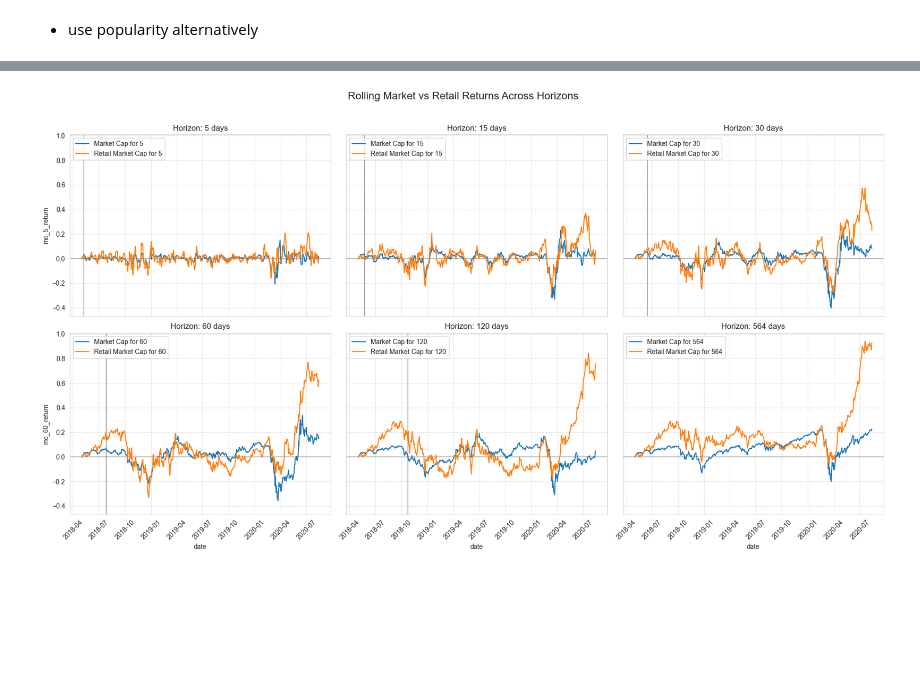
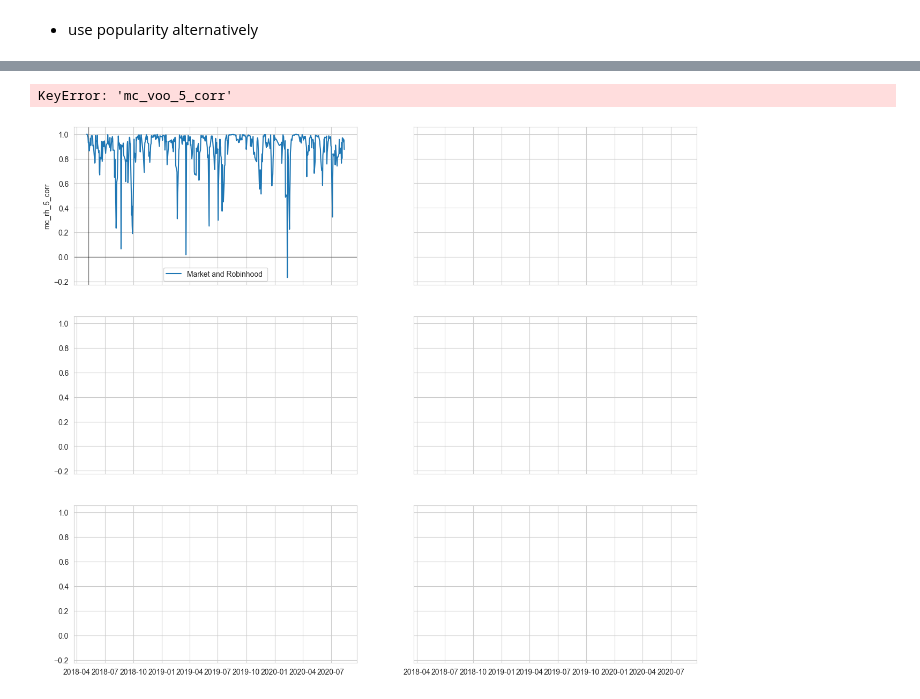
Before and after one commit to FedericoCortesi/Robinhood_data, a Jupyter notebook: test.ipynb, the cells around one changed output, grey strips where cells are left out. Drawn from its saved outputs; the diff is of its cells as text; code cells hidden in the pictures; blank space fills up the shorter version.

Commit message:
new analyzer class + returns analysis

```diff
--- a/test.ipynb
+++ b/test.ipynb
@@ -689,0 +675,10 @@ dl.df_merged
+# %%
+df_merged["rh_portfolio"] = df_merged["popularity"] * df_merged["prc_adj"]
+# %%
+df_sp = df_merged[df_merged["ticker"]=="VOO"]
+df_sp = df_sp[["date", "mc"]].set_index("date", drop=True)
+df_sp = df_sp.rename(columns={"mc":"voo"})
+# %%
+returns = df_merged[["date", "rh_portfolio", "mc"]].groupby("date").sum()
+returns = returns.merge(df_sp, on="date")
+returns
@@ -690,5 +700,4 @@ dl.df_merged
 # %%
-returns = dl.df_merged[["date", "rh_portfolio", "mc"]].groupby("date").sum()
 
 returns = np.log(returns / returns.shift(1)).fillna(0)
 returns.index = pd.to_datetime(returns.index)
@@ -700,8 +709,14 @@ original_index = returns.index
 horizons = [5,15,30, 60, 120, len(returns)]
 
 for d in horizons: # delete min_periods if you want to start at date d and not before
-    returns[f"mc_{d}_return"] = returns["mc"].rolling(d, min_periods=2).sum().fillna(0)
-    returns[f"rh_portfolio_{d}_return"] = returns["rh_portfolio"].rolling(d, min_periods=2).sum().fillna(0)
+    returns[f"mc_{d}_return"] = returns["mc"].rolling(d, min_periods=1).sum()
+    returns[f"rh_portfolio_{d}_return"] = returns["rh_portfolio"].rolling(d, min_periods=1).sum()
+    returns[f"voo_{d}_return"] = returns["voo"].rolling(d, min_periods=1).sum()
+
+    # Corr
+
+    returns[f"mc_rh_{d}_corr"] = returns["mc"].rolling(d, min_periods=1).corr(returns["rh_portfolio"])
+    returns[f"rh_voo_{d}_corr"] = returns["rh_portfolio"].rolling(d, min_periods=1).corr(returns["voo"])
 
 
 
@@ -731,7 +808,7 @@ import matplotlib.dates as mdates
 sns.set_style("whitegrid")
 
 # Create figure with 2x3 subplots
-fig, axes = plt.subplots(2, 3, figsize=(18, 10), sharex=True, sharey=True)
+fig, axes = plt.subplots(3, 2, figsize=(15, 13), sharex=True, sharey=True)
 axes = axes.flatten()
 
 # Define colors using Seaborn palette
@@ -742,36 +819,36 @@ colors = sns.color_palette()
 for i, d in enumerate(horizons):
     ax = axes[i]
 
     # Draw horizontal line at 0
     ax.axhline(0, color="black", alpha=0.5, linewidth=1)
     if d < len(returns):
         ax.axvline(returns.index[d], color="black", alpha=0.5, linewidth=1)
 
-    # Plot Market Cap returns
-    sns.lineplot(x=returns.index, y=returns[f"mc_{d}_return"], label=f"Market Cap for {d}", ax=ax, color=colors[0])
-    # Plot Retail Market Cap returns
-    sns.lineplot(x=returns.index, y=returns[f"rh_portfolio_{d}_return"], label=f"Retail Market Cap for {d}", ax=ax, color=colors[1])
+    # Plot Corr
+    sns.lineplot(x=returns.index, y=returns[f"mc_rh_{d}_corr"], label=f"Market and Robinhood ", ax=ax, color=colors[0])
+    #sns.lineplot(x=returns.index, y=returns[f"mc_voo_{d}_corr"], label=f"S&P500 and Robinhood ", ax=ax, color=colors[2])
 
 
     # Set subplot title
     ax.set_title(f"Horizon: {d} days")
 
     # Improve X-axis formatting
     ax.xaxis.set_major_locator(mdates.AutoDateLocator())
     #ax.xaxis.set_major_formatter(mdates.DateFormatter('%Y-%m'))
     ax.tick_params(axis='x', rotation=45)
 
     # Add grid and legend
     ax.grid(True, linestyle='--', alpha=0.6)
     ax.legend(loc="upper left")
 
 # Set main figure title
-fig.suptitle("Rolling Market vs Retail Returns Across Horizons", fontsize=16)
+fig.suptitle("Rolling Correlation Measures Across Horizons", fontsize=16)
 
 # Adjust layout
 plt.tight_layout(rect=[0, 0, 1, 0.96])
 
 # Show plot
 plt.show()
 # %% [output]
+KeyError: 'mc_voo_5_corr'
-[figure, old version]
+[figure, new version]
```
Also changed, not shown: parts of 35 cells of this notebook, 11 other files.
